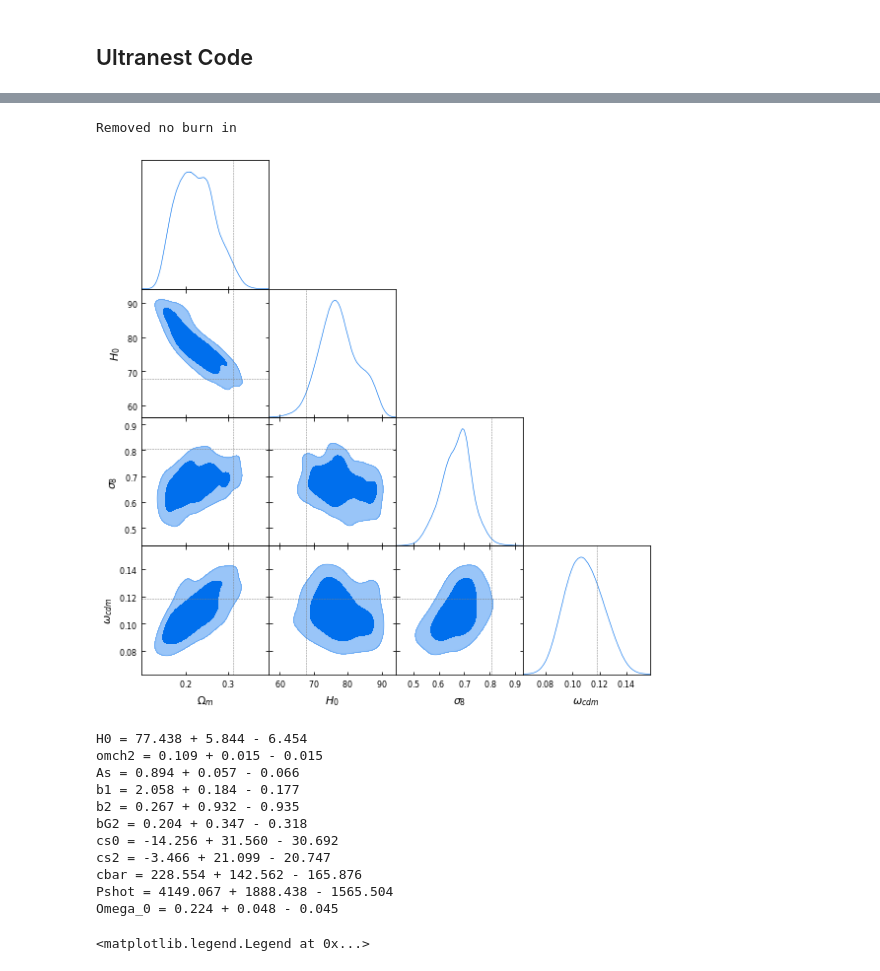
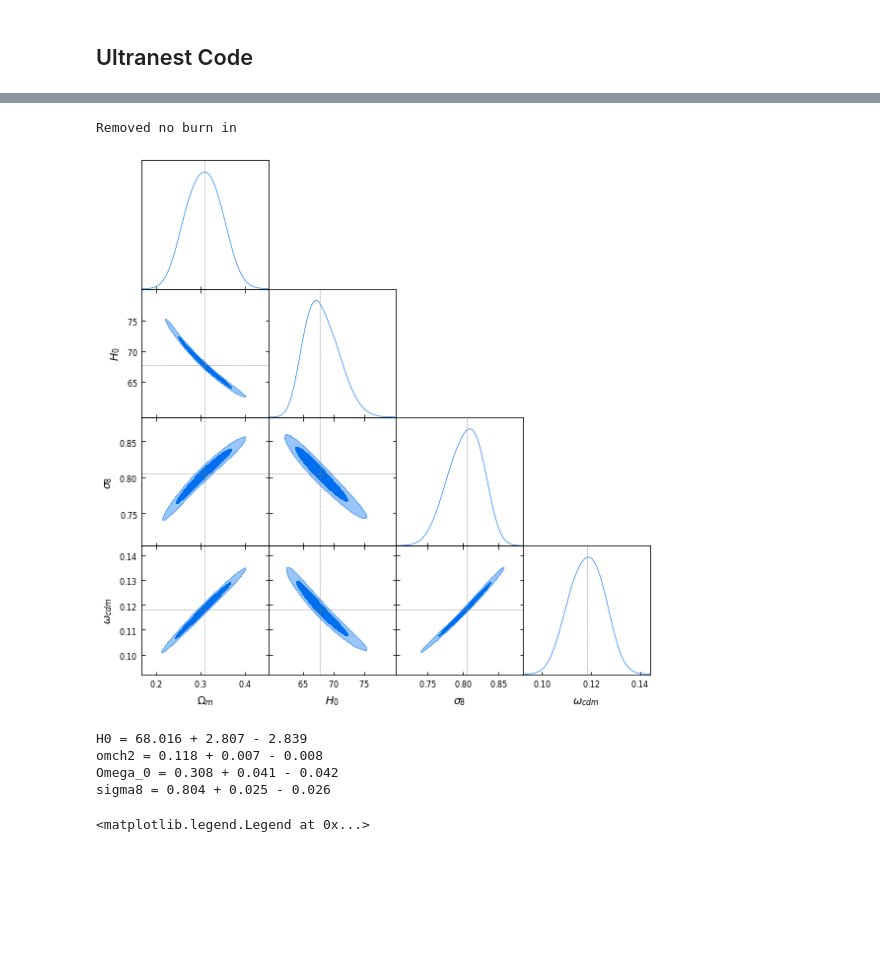
Before and after one commit to jadamo/CovNet, a Jupyter notebook: notebooks/Likelihood.ipynb, the cells around one changed output, grey strips where cells are left out. Saved outputs shown, nothing was run; the diff lists cells and outputs as text; code cells hidden in the pictures; blank space fills up the shorter version.

```diff
--- a/notebooks/Likelihood.ipynb
+++ b/notebooks/Likelihood.ipynb
@@ -128,7 +128,7 @@ def plot_cosmo_contours(sample_list, param_labels, cosmo_truth, legend_labels, n
 
     plt.show()
 
-def plot_derived_contours(sample_list, sigma_8, legend_labels, fill):
+def plot_derived_contours(sample_list, legend_labels, fill):
     labels =  ["\Omega_m", "H_0", "\sigma_8", "\omega_{cdm}"]
 
     cosmo_truth = [0.31, 67.77, 0.8048, 0.11827]
@@ -140,7 +140,7 @@ def plot_derived_contours(sample_list, sigma_8, legend_labels, fill):
     for i in range(len(legend_labels)):
         weights = sample_list[i]["weight"].flatten()
         #Om0 = calc_Om0(sample_list[i])
-        samples = np.vstack([sample_list[i]["Omega_0"], sample_list[i]["H0"], sigma8, sample_list[i]["omch2"]]).T
+        samples = np.vstack([sample_list[i]["Omega_0"], sample_list[i]["H0"], sample_list[i]["sigma8"], sample_list[i]["omch2"]]).T
 
         getdist_samples.append(MCSamples(samples=samples, weights=weights, names = labels, labels=labels, label=legend_labels[i], sampler='nested'))
 
@@ -151,7 +151,7 @@ def plot_derived_contours(sample_list, sigma_8, legend_labels, fill):
 # %% [markdown]
 ## Ultranest Code
 # %%
-ultranest_dir = "/home/jadamo/UArizona/Research/CovNet/chains/Ultranest/debug-10params/"
+ultranest_dir = "/home/joeadamo/Research/CovNet/chains/Ultranest/test/"
 #prefix = ["Fixed-", "No-T0-"]
 
 # load in the chain as a structured array
@@ -197,3 +194,3 @@ Removed no burn in
 # %%
-plot_derived_contours([chain], [sigma8], [ "Fixed Covariance"], True)
+plot_derived_contours([chain], [ "Fixed Covariance"], True)
 # %% [output]
@@ -201,5 +198,5 @@ WARNING:root:outlier fraction 0.022578534031413612
 Removed no burn in
-[figure, old version]
+[figure, new version]
 # %%
 # Compare mean values with that of Wadekar et al (2020)
 for name in chain.dtype.names:
@@ -214,17 +211,10 @@ for name in chain.dtype.names:
             print(name + " = {:0.3f} + {:0.3f} - {:0.3f}".format(stats[name+"_mean"], mean - stats[name+"_errlo"], stats[name+"_errup"] - mean))
 #print("sigma8 = {:0.3f} +- {:0.3f}".format(np.mean(sigma8), np.std(sigma8)))
 # %% [output]
-H0 = 77.438 + 5.844 - 6.454
-omch2 = 0.109 + 0.015 - 0.015
-As = 0.894 + 0.057 - 0.066
-b1 = 2.058 + 0.184 - 0.177
-b2 = 0.267 + 0.932 - 0.935
-bG2 = 0.204 + 0.347 - 0.318
-cs0 = -14.256 + 31.560 - 30.692
-cs2 = -3.466 + 21.099 - 20.747
-cbar = 228.554 + 142.562 - 165.876
-Pshot = 4149.067 + 1888.438 - 1565.504
-Omega_0 = 0.224 + 0.048 - 0.045
+H0 = 68.016 + 2.807 - 2.839
+omch2 = 0.118 + 0.007 - 0.008
+Omega_0 = 0.308 + 0.041 - 0.042
+sigma8 = 0.804 + 0.025 - 0.026
 # %%
 # load in the mcmc chain from file
 N    = 100000
```
Also changed, not shown: parts of 7 cells of this notebook, 5 other files.
